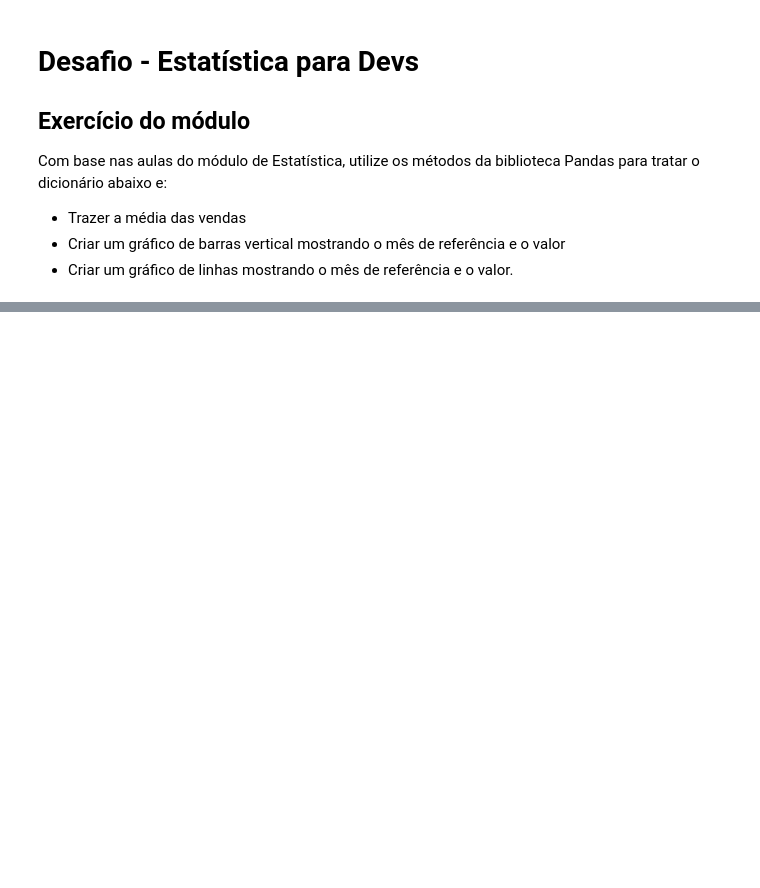
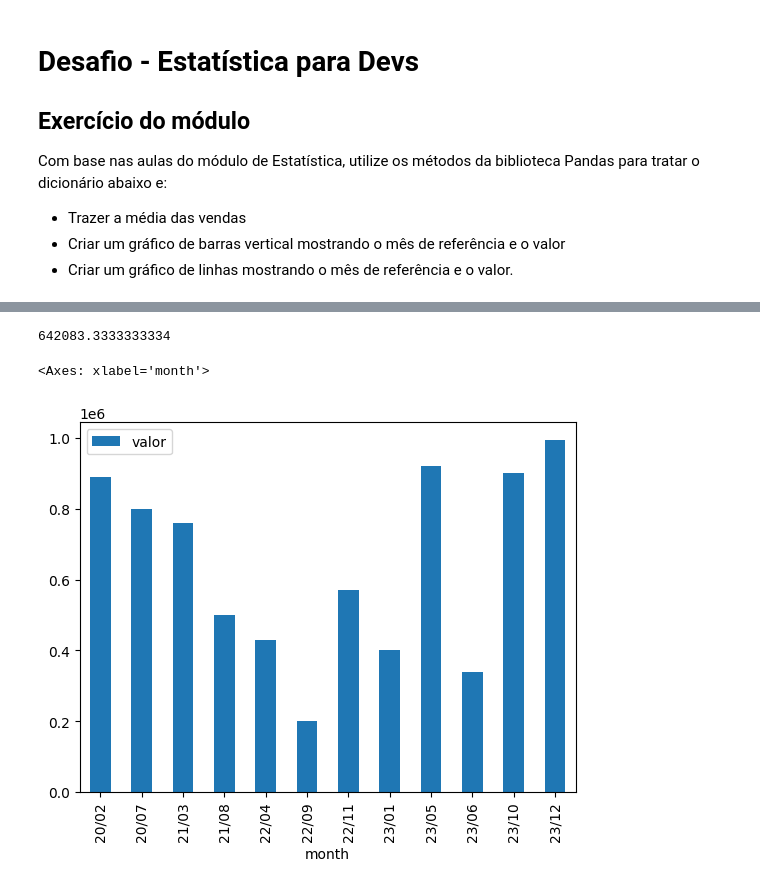
Before and after one commit to rcmonteiro/curso-ia-rocketseat, a Jupyter notebook: estatistica-devs/desafio.ipynb, the cells around one changed output, grey strips where cells are left out. Cells and saved outputs as stored; diff of their text form; code cells hidden in the pictures; blank space fills up the shorter version.

```diff
--- a/estatistica-devs/desafio.ipynb
+++ b/estatistica-devs/desafio.ipynb
@@ -56,4 +46,6 @@ memory usage: 320.0+ bytes
 # Criar o DataFrame de faturamento e corrigir o tipo de dados das colunas
 def_faturamento = pd.DataFrame.from_dict(dict_faturamento)
 def_faturamento['data_ref'] = pd.to_datetime(def_faturamento['data_ref'])
-def_faturamento.info()
+def_faturamento['month'] = def_faturamento['data_ref'].dt.strftime('%y/%m')
+def_faturamento.sort_values('data_ref',inplace=True)
+def_faturamento
@@ -59,0 +66,11 @@ def_faturamento.info()
+# %%
+# Média de vendas
+def_faturamento.valor.mean()
+# %% [output]
+642083.3333333334
+# %%
+# Gráfico de barras vertical
+def_faturamento.plot.bar(x='month', y='valor')
+# %% [output]
+<Axes: xlabel='month'>
+[figure, added]
```
Also changed, not shown: parts of 3 cells of this notebook.
